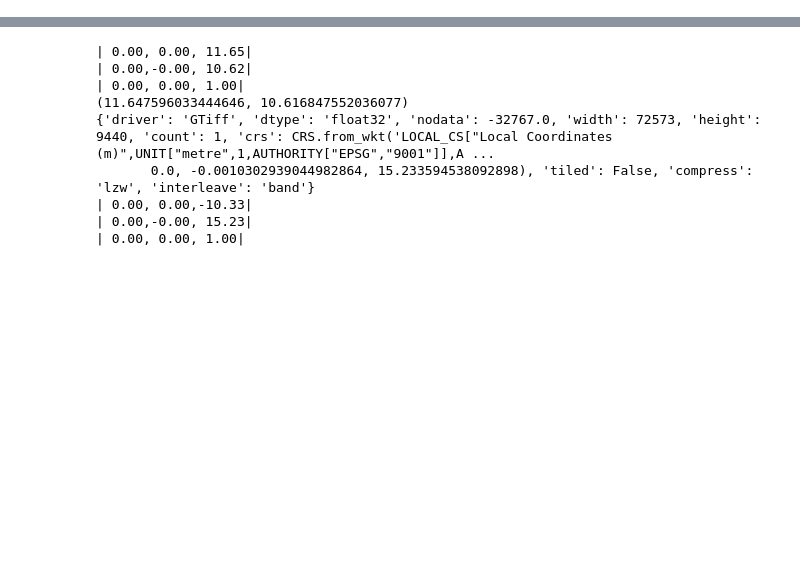
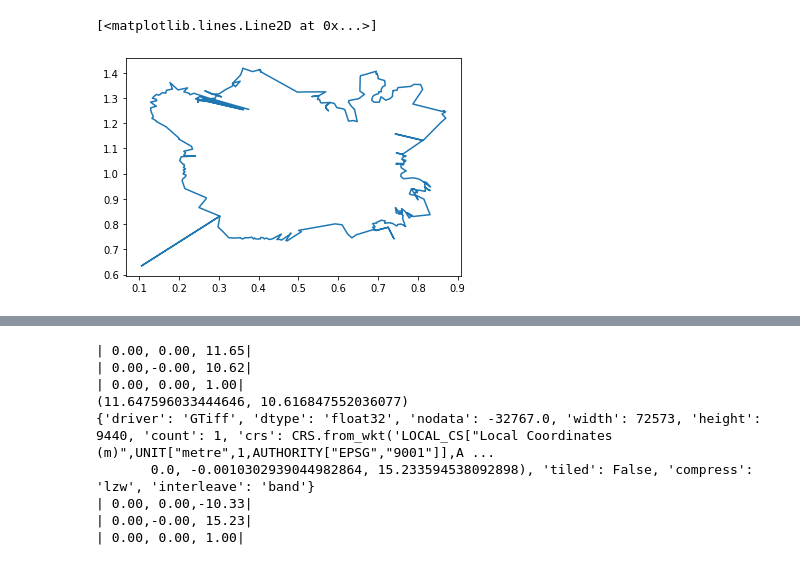
Before and after one commit to precision-sustainable-ag/SemiF-AnnotationPipeline, a Jupyter notebook: notebooks/extract_dem_info.ipynb, the cells around one changed output, grey strips where cells are left out. Cells and saved outputs as stored; diff of their text form; code cells hidden in the pictures; blank space fills up the shorter version.

```diff
--- a/notebooks/extract_dem_info.ipynb
+++ b/notebooks/extract_dem_info.ipynb
@@ -13,0 +117,25 @@ from semif_utils.utils import get_image_meta
+# %%
+# Other
+# Other
+raster = rasterio.open(dem_path, 'r')
+polys = MultiPolygon(datas)
+
+out_image, transformed = rasterio.mask.mask(raster, datas, nodata=-32767, filled=False,crop=True, invert=False)
+
+# show(out_image)
+datas[0]
+x,y = datas[0].exterior.xy
+plt.plot(x,y)
+# print(datas[0])
+# raster = rasterio.open(dem_path, 'r')
+# image_read = raster.read(1)
+# rast = np.ma.masked_array(image_read, mask=(image_read == -32767))
+# value = -20
+# raster = rast.astype('float32') # You can change the format
+# raster_copy = rast.copy()
+# raster_copy[raster < value] = np.nan  # Value equal 'nan value'
+# raster_copy[raster > value]  = 1
+# rast = raster_copy * raster
+# %% [output]
+[<matplotlib.lines.Line2D at 0x...>]
+[figure, added]
```
Also changed, not shown: parts of 20 cells of this notebook, 5 other files.
